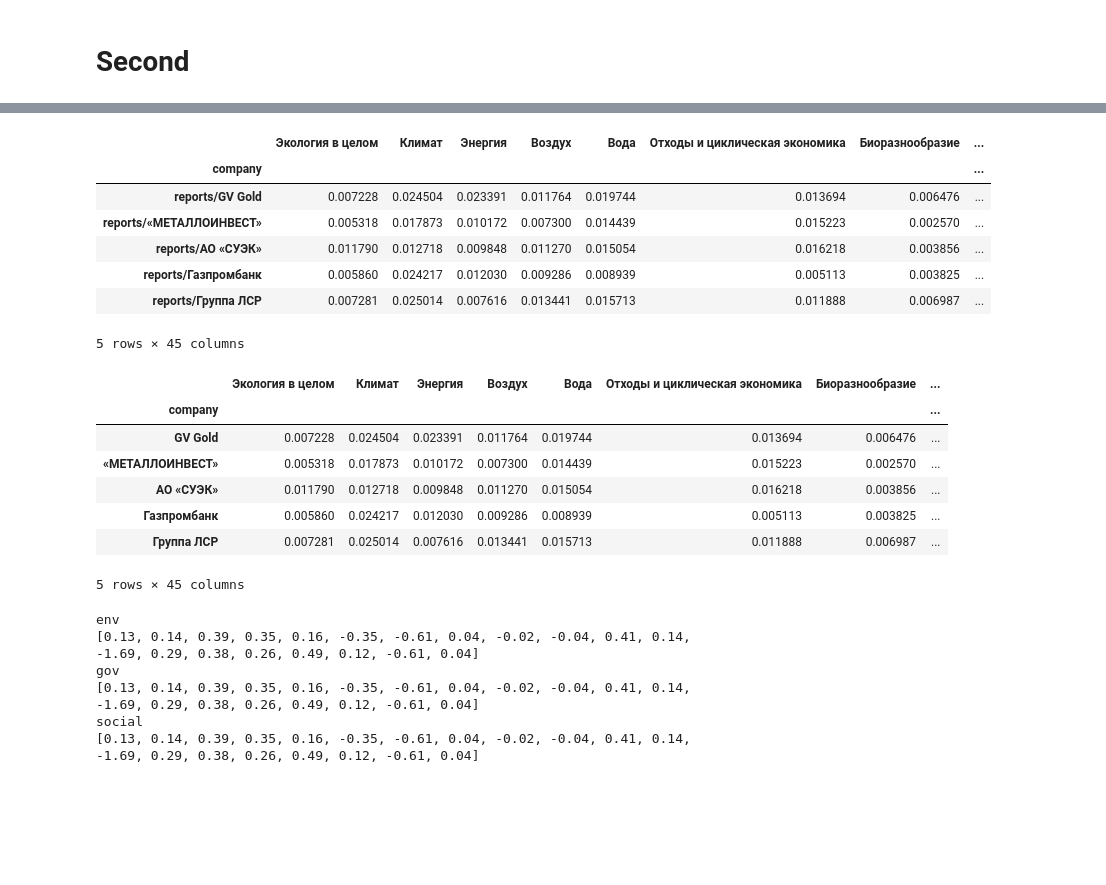
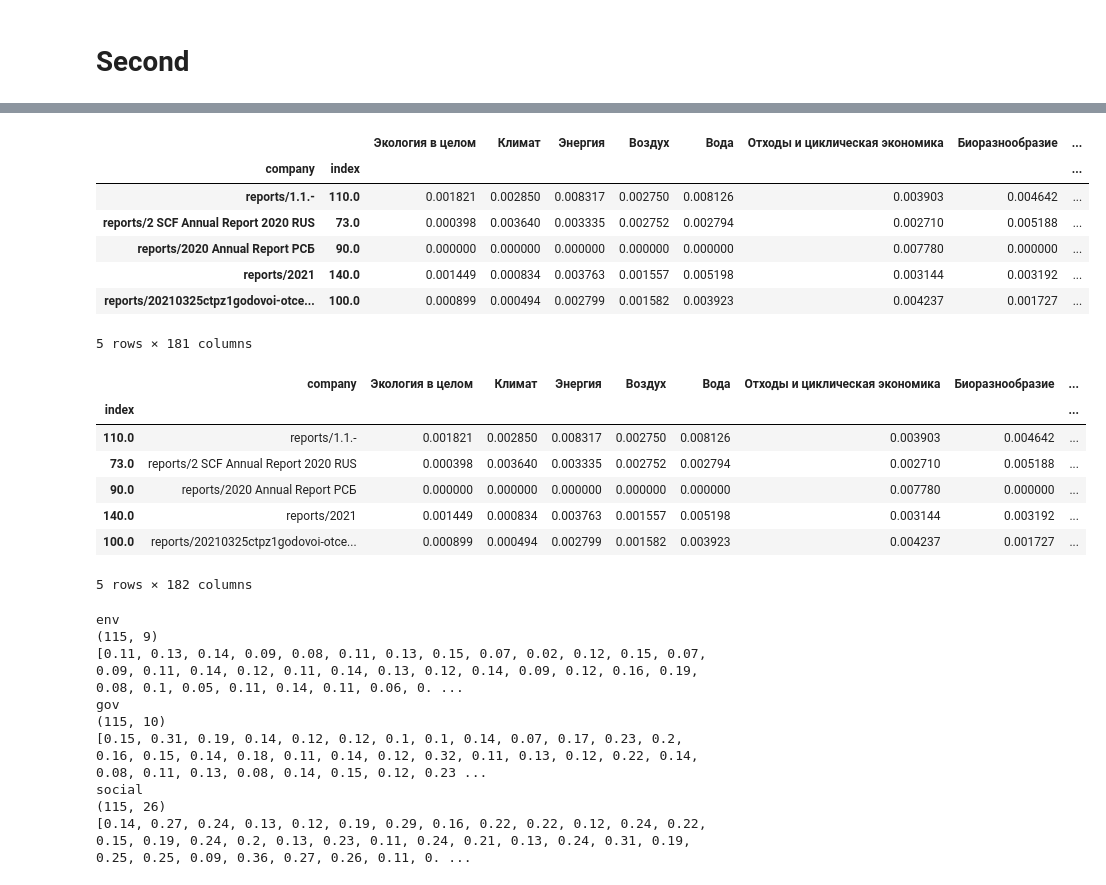
Before and after one commit to tarasovEgor/ESG_Reports, a Jupyter notebook: workflow/workflow.ipynb, the cells around one changed output, grey strips where cells are left out. Saved outputs shown, nothing was run; the diff lists cells and outputs as text; code cells hidden in the pictures; blank space fills up the shorter version.

```diff
--- a/workflow/workflow.ipynb
+++ b/workflow/workflow.ipynb
@@ -190,56 +227,54 @@ KeyboardInterrupt:
 # %%
 gr = (
     df.drop(
         columns=[
             "Unnamed: 0",
             "rsspp_index",
-            "index",
             "sector",
             "year",
             "report_type",
             "paragraph",
             "original_text",
             "cleaned_text",
             "max_topic_cos",
             "max_score_cos",
             "count_words",
             "second_max_topic_cos",
             "second_max_score_cos",
             "max_topic_exp",
             "max_score_exp",
             "second_max_topic_exp",
             "second_max_score_exp",
         ]
     )
-    .groupby("company")
+    .groupby(["company", "index"])
     .mean()
     .dropna(how="all")
 )
 gr.head()
 # %% [output]
-|  | Экология в целом | Климат | Энергия | Воздух | Вода | Отходы и циклическая экономика | Биоразнообразие | ... |
-| company |  |  |  |  |  |  |  | ... |
-| reports/GV Gold | 0.007228 | 0.024504 | 0.023391 | 0.011764 | 0.019744 | 0.013694 | 0.006476 | ... |
-| reports/«МЕТАЛЛОИНВЕСТ» | 0.005318 | 0.017873 | 0.010172 | 0.007300 | 0.014439 | 0.015223 | 0.002570 | ... |
-| reports/АО «СУЭК» | 0.011790 | 0.012718 | 0.009848 | 0.011270 | 0.015054 | 0.016218 | 0.003856 | ... |
-| reports/Газпромбанк | 0.005860 | 0.024217 | 0.012030 | 0.009286 | 0.008939 | 0.005113 | 0.003825 | ... |
-| reports/Группа ЛСР | 0.007281 | 0.025014 | 0.007616 | 0.013441 | 0.015713 | 0.011888 | 0.006987 | ... |
+|  |  | Экология в целом | Климат | Энергия | Воздух | Вода | Отходы и циклическая экономика | Биоразнообразие | ... |
+| company | index |  |  |  |  |  |  |  | ... |
+| reports/1.1.- | 110.0 | 0.001821 | 0.002850 | 0.008317 | 0.002750 | 0.008126 | 0.003903 | 0.004642 | ... |
+| reports/2 SCF Annual Report 2020 RUS | 73.0 | 0.000398 | 0.003640 | 0.003335 | 0.002752 | 0.002794 | 0.002710 | 0.005188 | ... |
+| reports/2020 Annual Report РСБ | 90.0 | 0.000000 | 0.000000 | 0.000000 | 0.000000 | 0.000000 | 0.007780 | 0.000000 | ... |
+| reports/2021 | 140.0 | 0.001449 | 0.000834 | 0.003763 | 0.001557 | 0.005198 | 0.003144 | 0.003192 | ... |
+| reports/20210325ctpz1godovoi-otce... | 100.0 | 0.000899 | 0.000494 | 0.002799 | 0.001582 | 0.003923 | 0.004237 | 0.001727 | ... |
-5 rows × 45 columns
+5 rows × 181 columns
 # %%
 topics = topic_words.groupby("meta")["topic"].apply(set)
 # %%
 gr.reset_index(inplace=True)
-gr["company"] = gr["company"].str.split("/").str[1]
-gr = gr.set_index("company")
+gr = gr.set_index("index")
 gr.head()
 # %% [output]
-|  | Экология в целом | Климат | Энергия | Воздух | Вода | Отходы и циклическая экономика | Биоразнообразие | ... |
-| company |  |  |  |  |  |  |  | ... |
-| GV Gold | 0.007228 | 0.024504 | 0.023391 | 0.011764 | 0.019744 | 0.013694 | 0.006476 | ... |
-| «МЕТАЛЛОИНВЕСТ» | 0.005318 | 0.017873 | 0.010172 | 0.007300 | 0.014439 | 0.015223 | 0.002570 | ... |
-| АО «СУЭК» | 0.011790 | 0.012718 | 0.009848 | 0.011270 | 0.015054 | 0.016218 | 0.003856 | ... |
-| Газпромбанк | 0.005860 | 0.024217 | 0.012030 | 0.009286 | 0.008939 | 0.005113 | 0.003825 | ... |
-| Группа ЛСР | 0.007281 | 0.025014 | 0.007616 | 0.013441 | 0.015713 | 0.011888 | 0.006987 | ... |
+|  | company | Экология в целом | Климат | Энергия | Воздух | Вода | Отходы и циклическая экономика | Биоразнообразие | ... |
+| index |  |  |  |  |  |  |  |  | ... |
+| 110.0 | reports/1.1.- | 0.001821 | 0.002850 | 0.008317 | 0.002750 | 0.008126 | 0.003903 | 0.004642 | ... |
+| 73.0 | reports/2 SCF Annual Report 2020 RUS | 0.000398 | 0.003640 | 0.003335 | 0.002752 | 0.002794 | 0.002710 | 0.005188 | ... |
+| 90.0 | reports/2020 Annual Report РСБ | 0.000000 | 0.000000 | 0.000000 | 0.000000 | 0.000000 | 0.007780 | 0.000000 | ... |
+| 140.0 | reports/2021 | 0.001449 | 0.000834 | 0.003763 | 0.001557 | 0.005198 | 0.003144 | 0.003192 | ... |
+| 100.0 | reports/20210325ctpz1godovoi-otce... | 0.000899 | 0.000494 | 0.002799 | 0.001582 | 0.003923 | 0.004237 | 0.001727 | ... |
-5 rows × 45 columns
+5 rows × 182 columns
 # %%
 def second_workflow(data: pd.DataFrame):
@@ -259,11 +298,16 @@ for key, cur_topics in topics.items():
         else:
             tmp_topics.append("!" + t)
     cur_topics = tmp_topics
-    second_workflow(gr[cur_topics])
+    res = second_workflow(gr[cur_topics])
+    pd.Series(res).set_axis(gr.index).to_csv(f"{key}.csv")
+    print(res)
 # %% [output]
 env
-[0.13, 0.14, 0.39, 0.35, 0.16, -0.35, -0.61, 0.04, -0.02, -0.04, 0.41, 0.14, -1.69, 0.29, 0.38, 0.26, 0.49, 0.12, -0.61, 0.04]
+(115, 9)
+[0.11, 0.13, 0.14, 0.09, 0.08, 0.11, 0.13, 0.15, 0.07, 0.02, 0.12, 0.15, 0.07, 0.09, 0.11, 0.14, 0.12, 0.11, 0.14, 0.13, 0.12, 0.14, 0.09, 0.12, 0.16, 0.19, 0.08, 0.1, 0.05, 0.11, 0.14, 0.11, 0.06, 0. ...
 gov
-[0.13, 0.14, 0.39, 0.35, 0.16, -0.35, -0.61, 0.04, -0.02, -0.04, 0.41, 0.14, -1.69, 0.29, 0.38, 0.26, 0.49, 0.12, -0.61, 0.04]
+(115, 10)
+[0.15, 0.31, 0.19, 0.14, 0.12, 0.12, 0.1, 0.1, 0.14, 0.07, 0.17, 0.23, 0.2, 0.16, 0.15, 0.14, 0.18, 0.11, 0.14, 0.12, 0.32, 0.11, 0.13, 0.12, 0.22, 0.14, 0.08, 0.11, 0.13, 0.08, 0.14, 0.15, 0.12, 0.23 ...
 social
-[0.13, 0.14, 0.39, 0.35, 0.16, -0.35, -0.61, 0.04, -0.02, -0.04, 0.41, 0.14, -1.69, 0.29, 0.38, 0.26, 0.49, 0.12, -0.61, 0.04]
+(115, 26)
+[0.14, 0.27, 0.24, 0.13, 0.12, 0.19, 0.29, 0.16, 0.22, 0.22, 0.12, 0.24, 0.22, 0.15, 0.19, 0.24, 0.2, 0.13, 0.23, 0.11, 0.24, 0.21, 0.13, 0.24, 0.31, 0.19, 0.25, 0.25, 0.09, 0.36, 0.27, 0.26, 0.11, 0. ...
```
Also changed, not shown: parts of 38 cells of this notebook, 1 other file.
